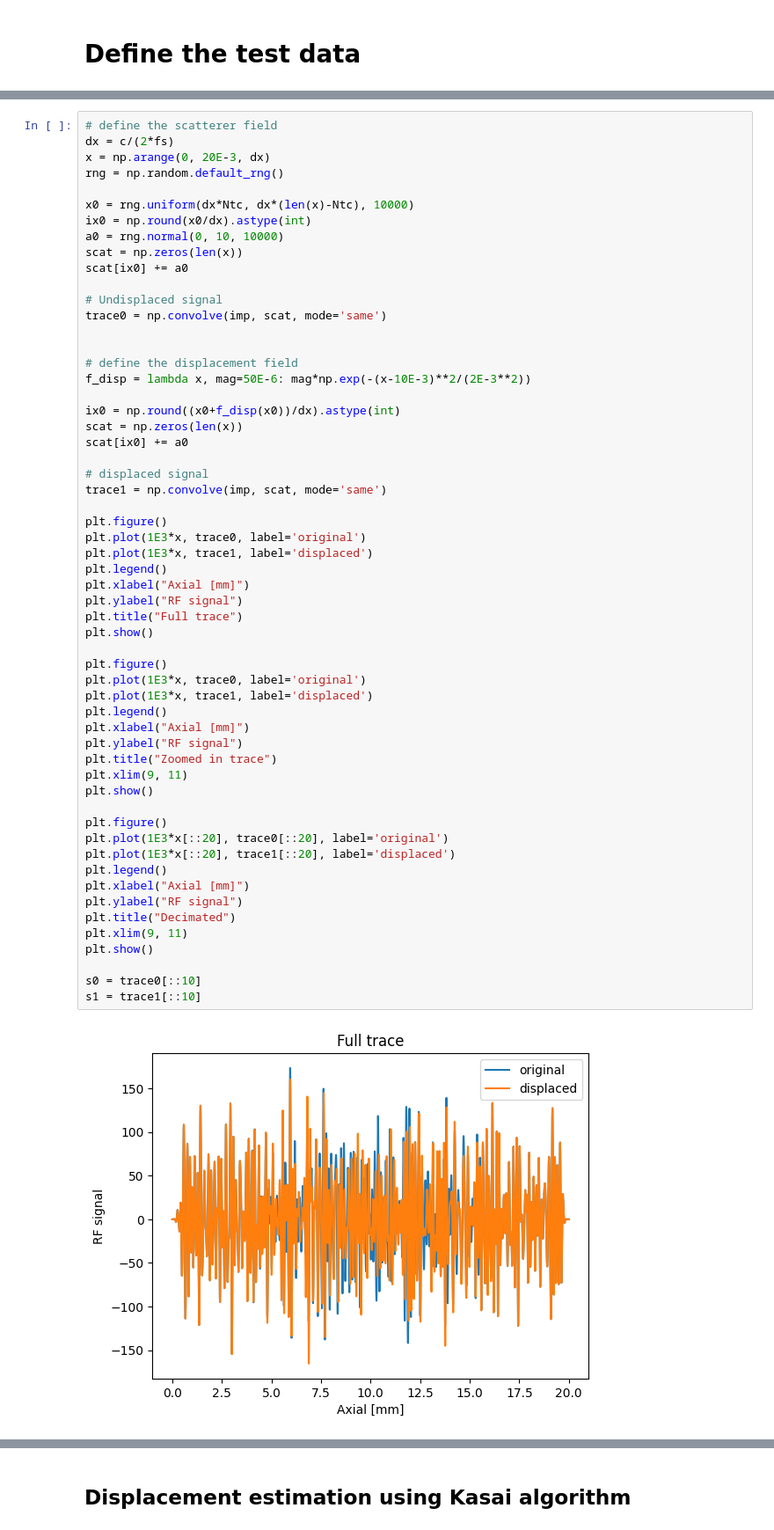
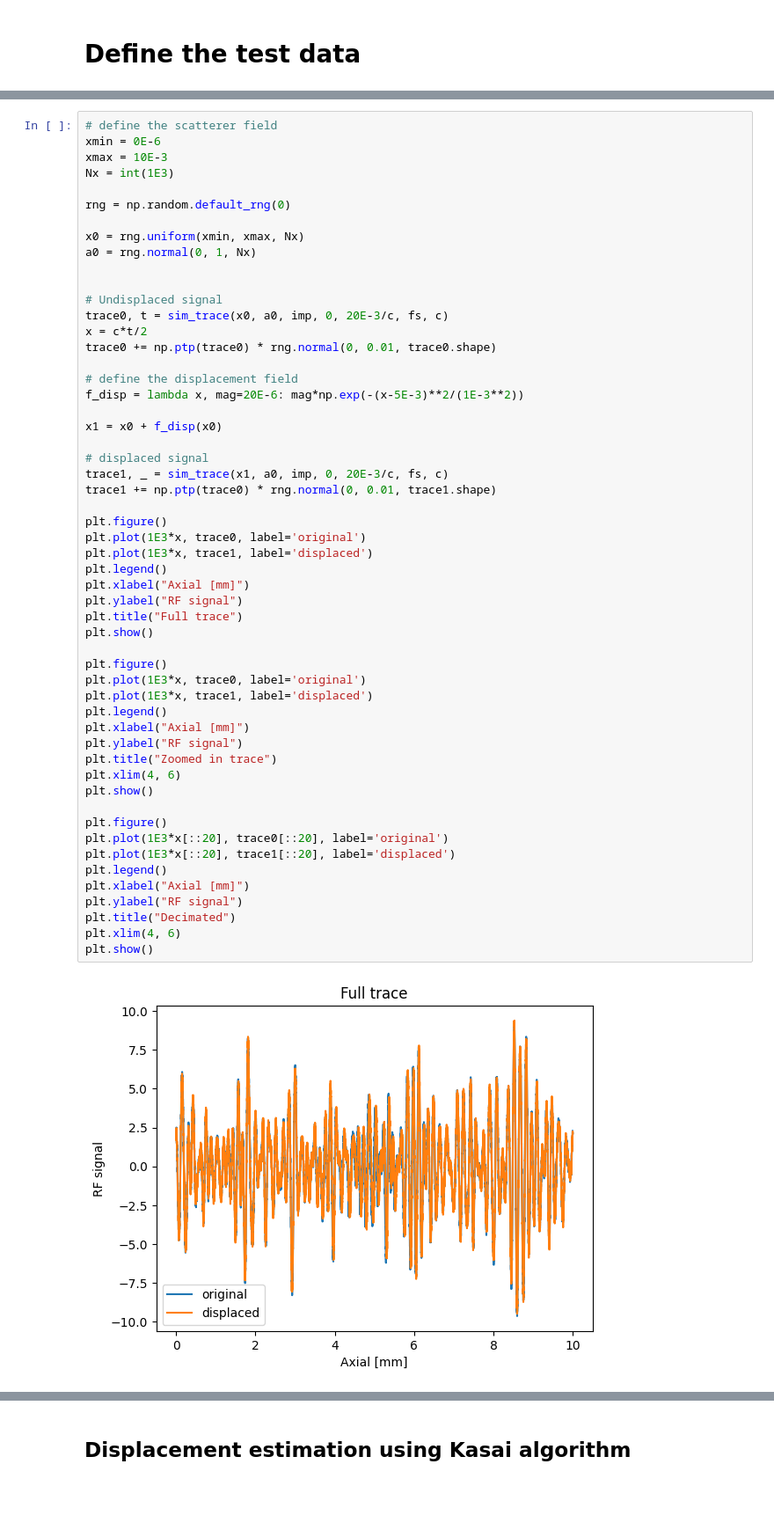
Before and after one commit to wewightman/pyusel-dispest, a Jupyter notebook: examples/partmotion.ipynb, the cells around one changed output, grey strips where cells are left out. Shown at 88% size. Cells and saved outputs as stored; diff of their text form; blank space fills up the shorter version.

```diff
--- a/examples/partmotion.ipynb
+++ b/examples/partmotion.ipynb
@@ -29,59 +54,56 @@ plt.show()
 # %%
 # define the scatterer field
-dx = c/(2*fs)
-x = np.arange(0, 20E-3, dx)
-rng = np.random.default_rng()
+xmin = 0E-6
+xmax = 10E-3
+Nx = int(1E3)
 
-x0 = rng.uniform(dx*Ntc, dx*(len(x)-Ntc), 10000)
-ix0 = np.round(x0/dx).astype(int)
-a0 = rng.normal(0, 10, 10000)
-scat = np.zeros(len(x))
-scat[ix0] += a0
+rng = np.random.default_rng(0)
+
+x0 = rng.uniform(xmin, xmax, Nx)
+a0 = rng.normal(0, 1, Nx)
+
 
 # Undisplaced signal
-trace0 = np.convolve(imp, scat, mode='same')
-
+trace0, t = sim_trace(x0, a0, imp, 0, 20E-3/c, fs, c)
+x = c*t/2
+trace0 += np.ptp(trace0) * rng.normal(0, 0.01, trace0.shape)
 
 # define the displacement field
-f_disp = lambda x, mag=50E-6: mag*np.exp(-(x-10E-3)**2/(2E-3**2))
+f_disp = lambda x, mag=20E-6: mag*np.exp(-(x-5E-3)**2/(1E-3**2))
 
-ix0 = np.round((x0+f_disp(x0))/dx).astype(int)
-scat = np.zeros(len(x))
-scat[ix0] += a0
+x1 = x0 + f_disp(x0)
 
 # displaced signal
-trace1 = np.convolve(imp, scat, mode='same')
+trace1, _ = sim_trace(x1, a0, imp, 0, 20E-3/c, fs, c)
+trace1 += np.ptp(trace0) * rng.normal(0, 0.01, trace1.shape)
 
 plt.figure()
 plt.plot(1E3*x, trace0, label='original')
 plt.plot(1E3*x, trace1, label='displaced')
 plt.legend()
 plt.xlabel("Axial [mm]")
 plt.ylabel("RF signal")
 plt.title("Full trace")
 plt.show()
 
 plt.figure()
 plt.plot(1E3*x, trace0, label='original')
 plt.plot(1E3*x, trace1, label='displaced')
 plt.legend()
 plt.xlabel("Axial [mm]")
 plt.ylabel("RF signal")
 plt.title("Zoomed in trace")
-plt.xlim(9, 11)
+plt.xlim(4, 6)
 plt.show()
 
 plt.figure()
 plt.plot(1E3*x[::20], trace0[::20], label='original')
 plt.plot(1E3*x[::20], trace1[::20], label='displaced')
 plt.legend()
 plt.xlabel("Axial [mm]")
 plt.ylabel("RF signal")
 plt.title("Decimated")
-plt.xlim(9, 11)
+plt.xlim(4, 6)
 plt.show()
-
-s0 = trace0[::10]
-s1 = trace1[::10]
 # %% [output]
-[figure, old version]
+[figure, new version]
```
Also changed, not shown: parts of 21 cells of this notebook.
